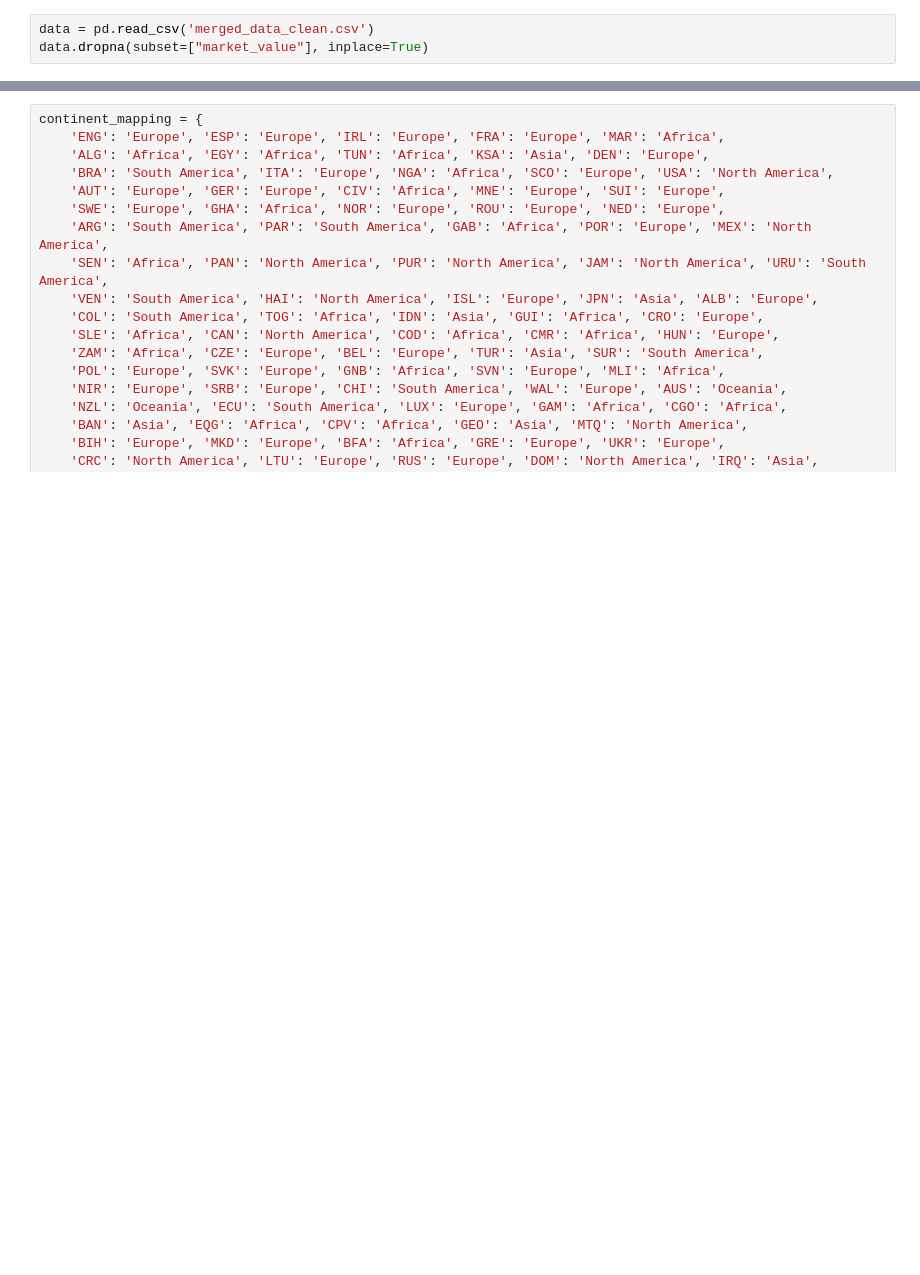
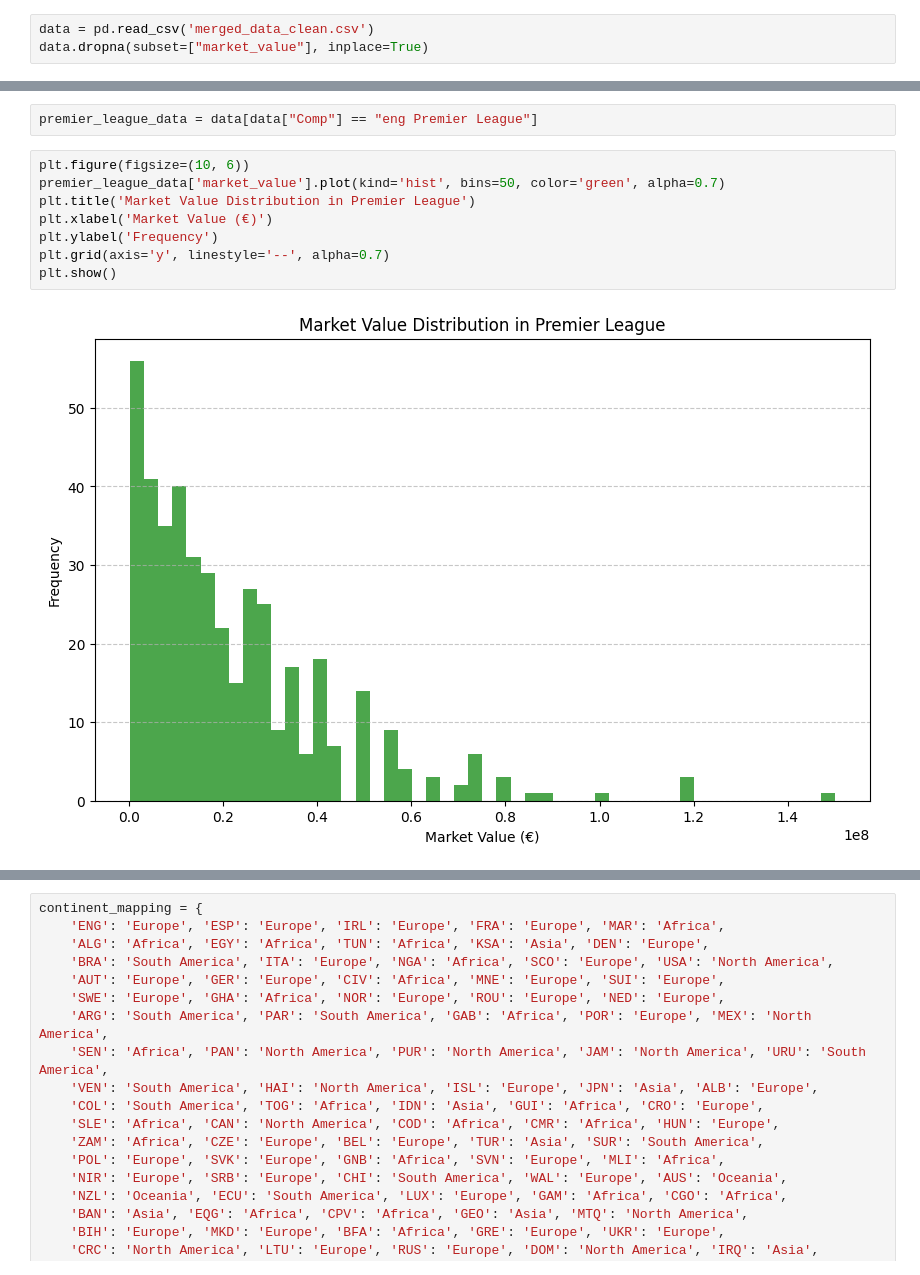
Before and after one commit to iReepr/ML-Project, a Jupyter notebook: Exercice6.ipynb, the cells around one changed output, grey strips where cells are left out. Saved outputs shown, nothing was run; the diff lists cells and outputs as text; blank space fills up the shorter version.

```diff
--- a/Exercice6.ipynb
+++ b/Exercice6.ipynb
@@ -18,0 +138,12 @@ data.dropna(subset=["market_value"], inplace=True)
+# %%
+premier_league_data = data[data["Comp"] == "eng Premier League"]
+# %%
+plt.figure(figsize=(10, 6))
+premier_league_data['market_value'].plot(kind='hist', bins=50, color='green', alpha=0.7)
+plt.title('Market Value Distribution in Premier League')
+plt.xlabel('Market Value (€)')
+plt.ylabel('Frequency')
+plt.grid(axis='y', linestyle='--', alpha=0.7)
+plt.show()
+# %% [output]
+[figure, added]
```
Also changed, not shown: parts of 100 cells of this notebook, 1 other file.
